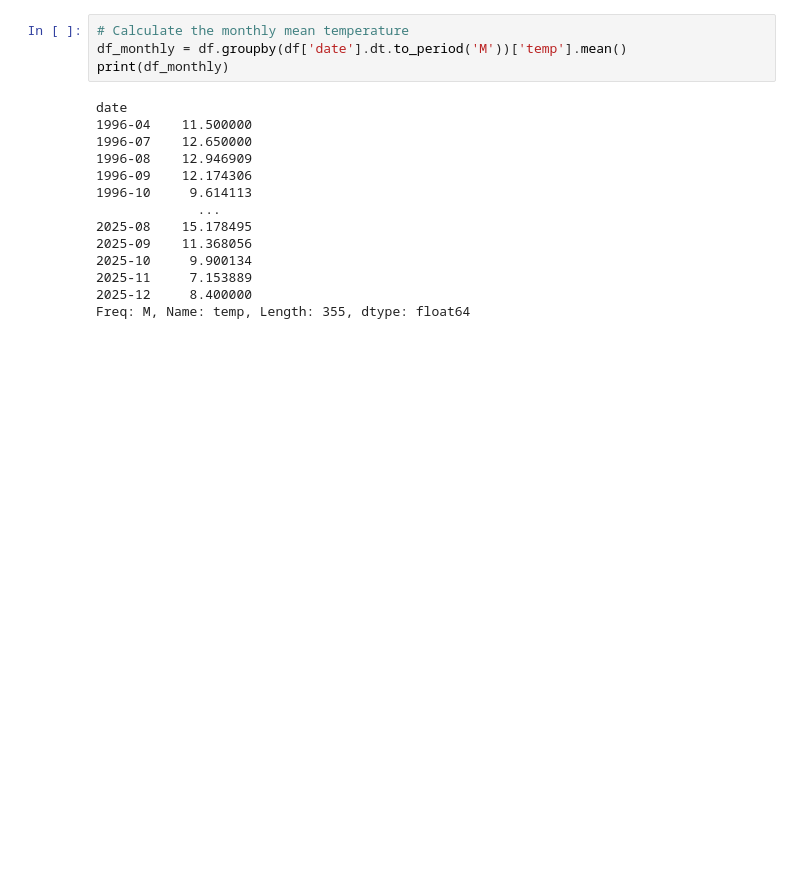
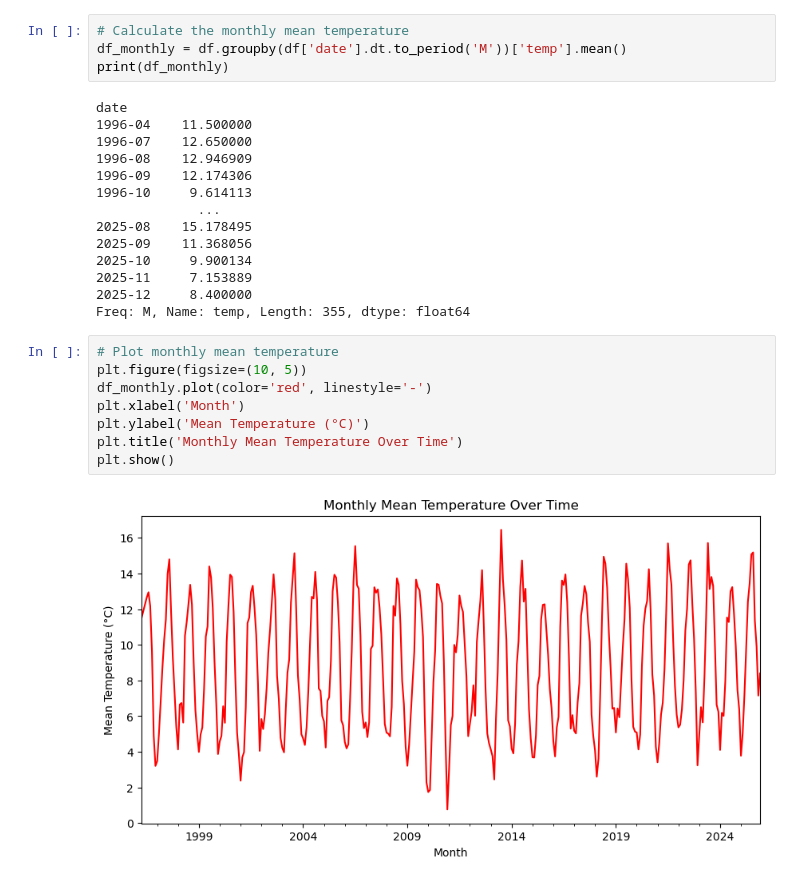
Before and after one commit to tanyasanjuan/pfda-assignments, a Jupyter notebook: Week06/assignment_6_weather.ipynb, the cells around one changed output. Cells and saved outputs as stored; diff of their text form; blank space fills up the shorter version.

Commit message:
Plot the monthly mean tempeture

```diff
--- a/Week06/assignment_6_weather.ipynb
+++ b/Week06/assignment_6_weather.ipynb
@@ -124,3 +124,13 @@ date
 2025-11     7.153889
 2025-12     8.400000
 Freq: M, Name: temp, Length: 355, dtype: float64
+# %%
+# Plot monthly mean temperature
+plt.figure(figsize=(10, 5))
+df_monthly.plot(color='red', linestyle='-')
+plt.xlabel('Month')
+plt.ylabel('Mean Temperature (°C)')
+plt.title('Monthly Mean Temperature Over Time')
+plt.show()
+# %% [output]
+[figure, added]
```
Also changed, not shown: parts of 1 cell of this notebook.
